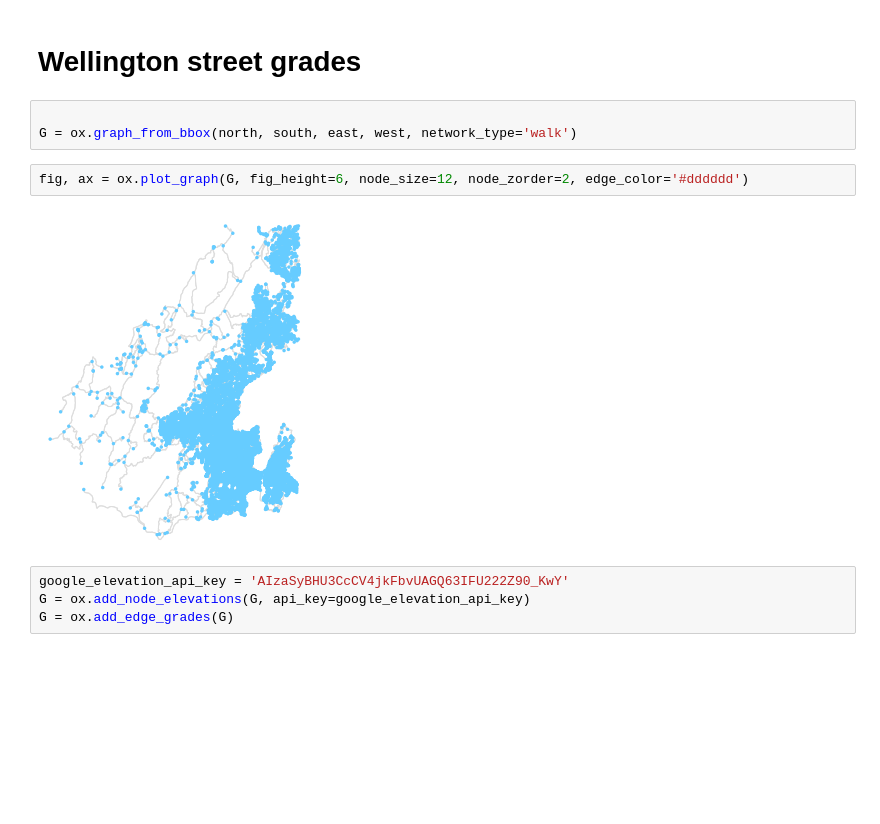
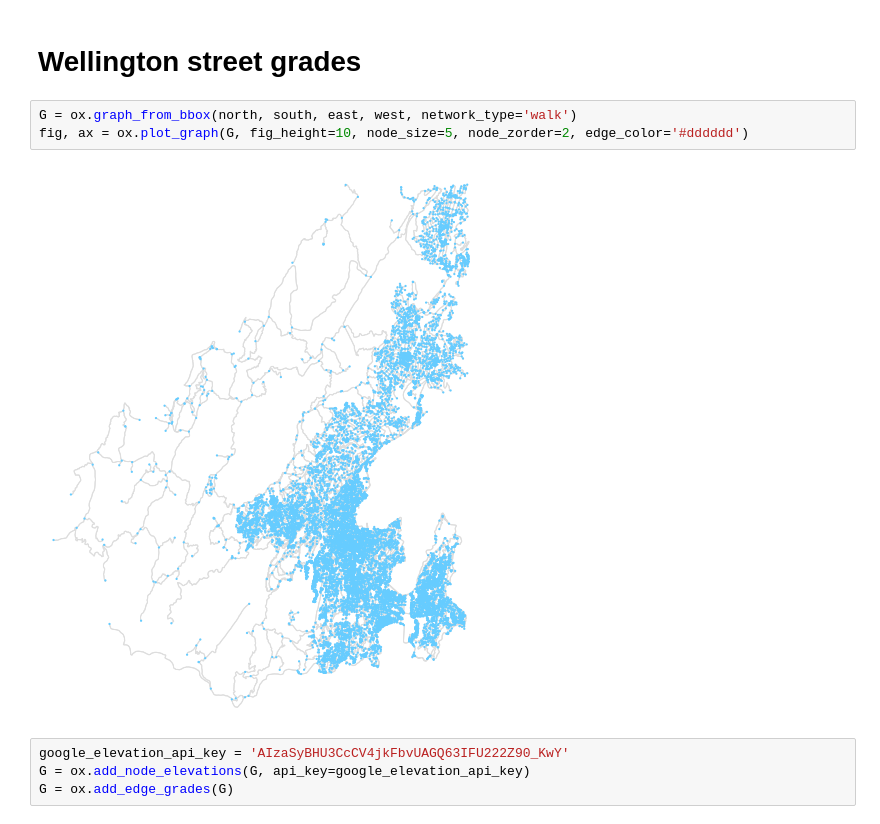
Before and after one commit to shriv/playground-pubs, a Jupyter notebook: Accessing council playgrounds.ipynb, the cells around one changed output. Drawn from its saved outputs; the diff is of its cells as text; blank space fills up the shorter version.

```diff
--- a/Accessing council playgrounds.ipynb
+++ b/Accessing council playgrounds.ipynb
@@ -163,12 +148,10 @@ plt.xlim(0,2500);
 # %% [markdown]
 # Wellington street grades
 # %%
-
 G = ox.graph_from_bbox(north, south, east, west, network_type='walk')
+fig, ax = ox.plot_graph(G, fig_height=10, node_size=5, node_zorder=2, edge_color='#dddddd')
+# %% [output]
+[figure, added]
-# %%
-fig, ax = ox.plot_graph(G, fig_height=6, node_size=12, node_zorder=2, edge_color='#dddddd')
-# %% [output]
-[figure, removed]
 # %%
 google_elevation_api_key = 'AIzaSyBHU3CcCV4jkFbvUAGQ63IFU222Z90_KwY'
 G = ox.add_node_elevations(G, api_key=google_elevation_api_key)
```
Also changed, not shown: parts of 34 cells of this notebook.
